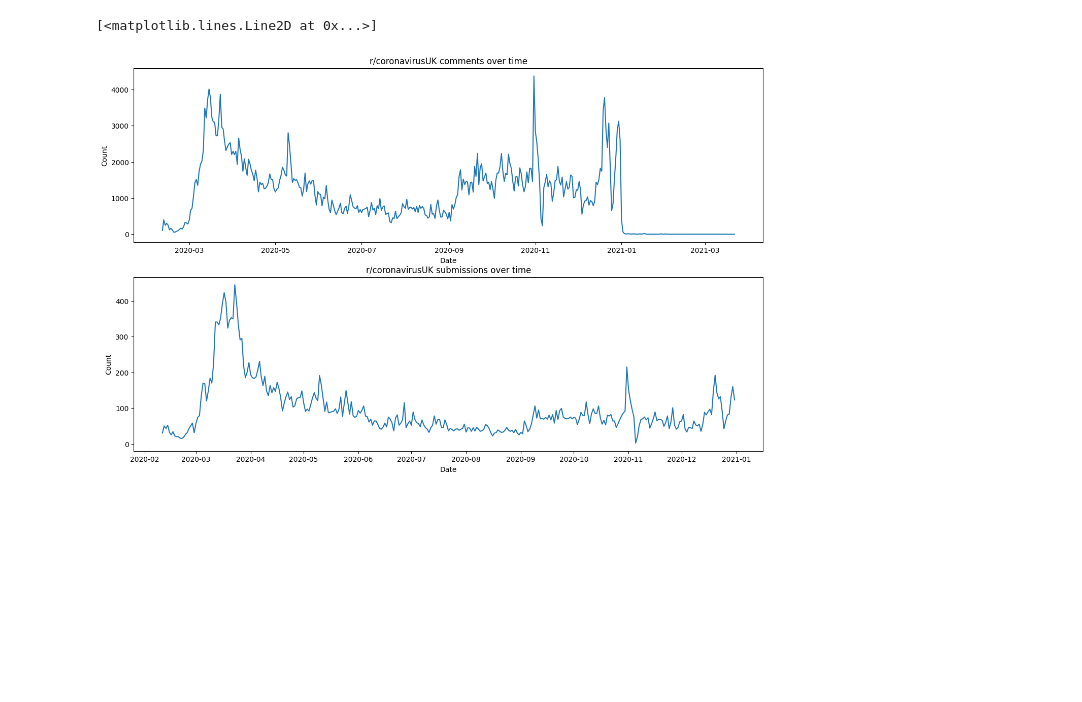
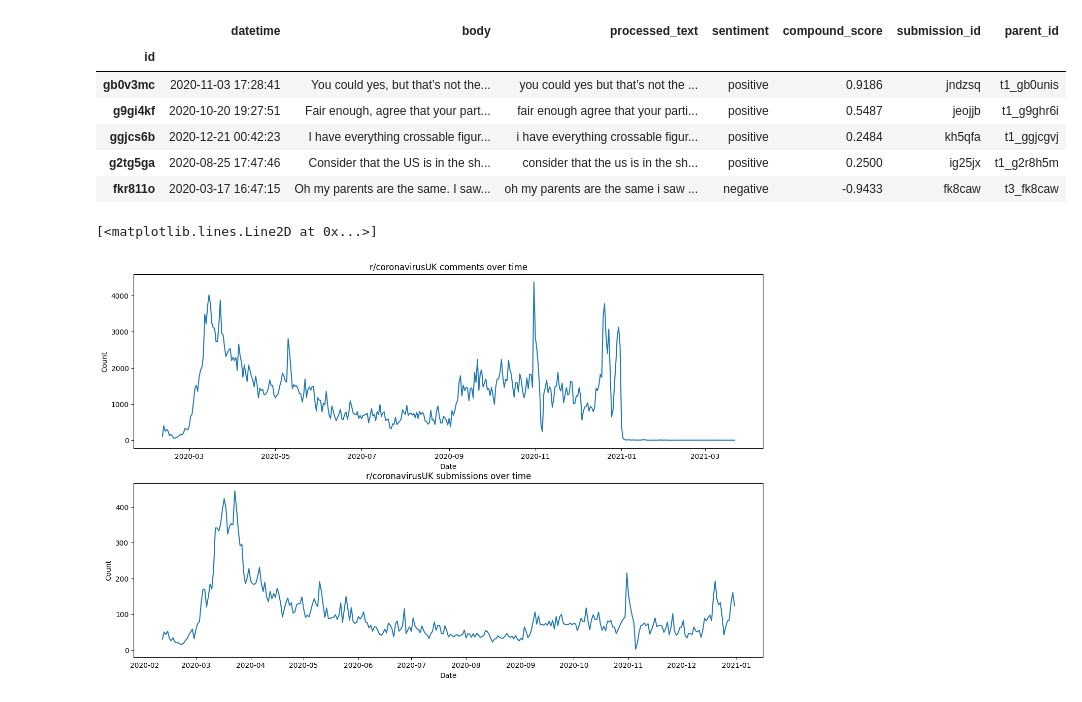
Before and after one commit to ollyjc99/COVID-19-Sentiment-and-Compliance-Analyzer, a Jupyter notebook: DataAnalysis.ipynb, the cells around one changed output. Cells and saved outputs as stored; diff of their text form; code cells hidden in the pictures; blank space fills up the shorter version.

```diff
--- a/DataAnalysis.ipynb
+++ b/DataAnalysis.ipynb
@@ -29,6 +36,16 @@ c_df = c_df.sort_values(by='datetime')
 ### QUERY DATAFRAME FOR NON NEUTRAL COMMENTS
 
 c_df = c_df.query('sentiment != "neutral"')
+# %%
+c_df.sample(5)
+# %% [output]
+|  | datetime | body | processed_text | sentiment | compound_score | submission_id | parent_id |
+| id |  |  |  |  |  |  |  |
+| gb0v3mc | 2020-11-03 17:28:41 | You could yes, but that’s not the... | you could yes but that’s not the ... | positive | 0.9186 | jndzsq | t1_gb0unis |
+| g9gi4kf | 2020-10-20 19:27:51 | Fair enough, agree that your part... | fair enough agree that your parti... | positive | 0.5487 | jeojjb | t1_g9ghr6i |
+| ggjcs6b | 2020-12-21 00:42:23 | I have everything crossable figur... | i have everything crossable figur... | positive | 0.2484 | kh5qfa | t1_ggjcgvj |
+| g2tg5ga | 2020-08-25 17:47:46 | Consider that the US is in the sh... | consider that the us is in the sh... | positive | 0.2500 | ig25jx | t1_g2r8h5m |
+| fkr811o | 2020-03-17 16:47:15 | Oh my parents are the same. I saw... | oh my parents are the same i saw ... | negative | -0.9433 | fk8caw | t3_fk8caw |
 # %%
 ### PRINTS COMMNET COUNT PER DAY OVER TIME
 
```
Also changed, not shown: parts of 4 cells of this notebook.
